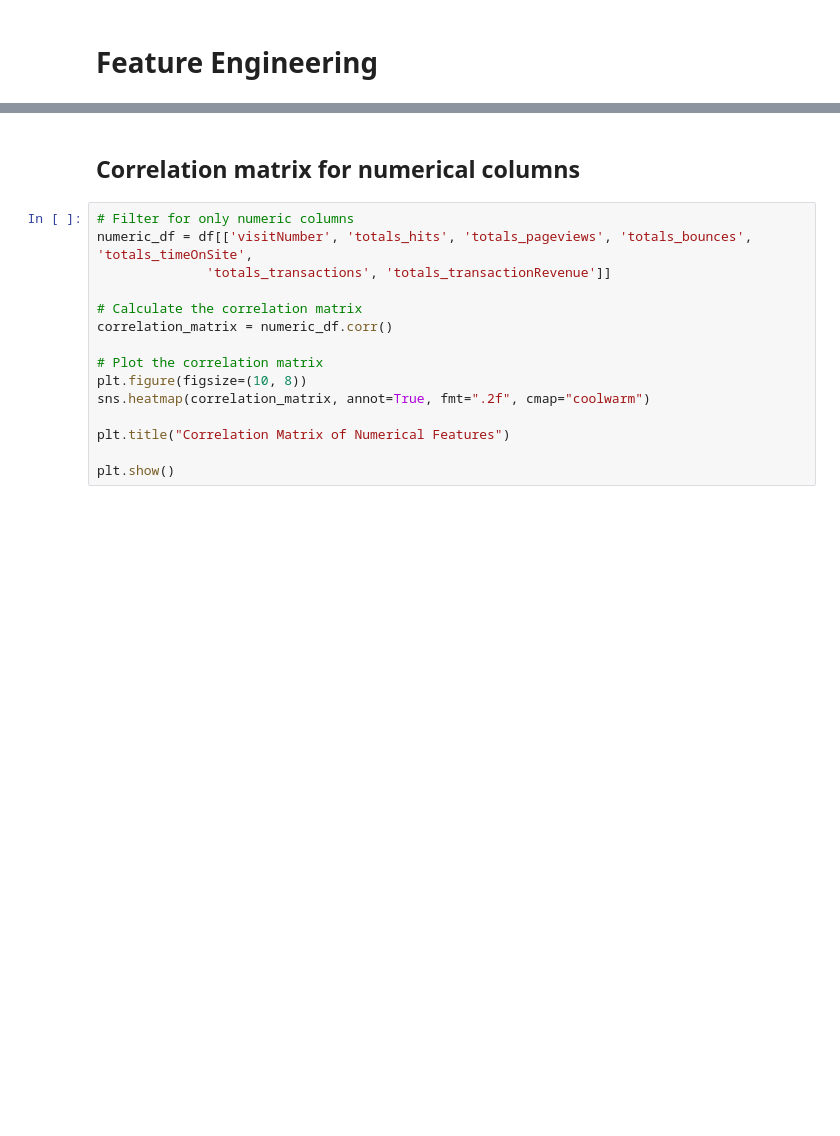
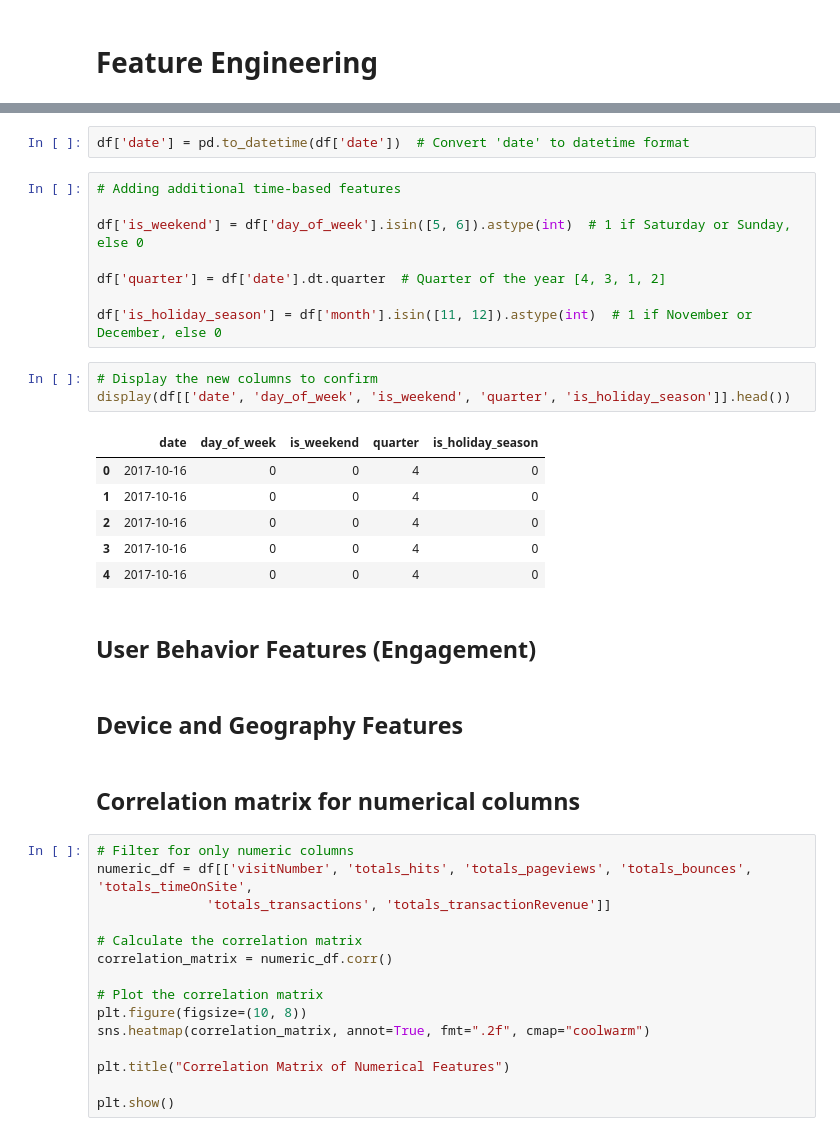
Before and after one commit to PaolaGaray/GA-CustomerRevenuePrediction, a Jupyter notebook: notebooks/feature_engineering.ipynb, the cells around one changed output, grey strips where cells are left out. Saved outputs shown, nothing was run; the diff lists cells and outputs as text; blank space fills up the shorter version.

Commit message:
time-based features added

```diff
--- a/notebooks/feature_engineering.ipynb
+++ b/notebooks/feature_engineering.ipynb
@@ -22,3 +50,27 @@ display(df.head())
+# %%
+df['date'] = pd.to_datetime(df['date'])  # Convert 'date' to datetime format
+# %%
+# Adding additional time-based features
+
+df['is_weekend'] = df['day_of_week'].isin([5, 6]).astype(int)  # 1 if Saturday or Sunday, else 0
+
+df['quarter'] = df['date'].dt.quarter  # Quarter of the year [4, 3, 1, 2]
+
+df['is_holiday_season'] = df['month'].isin([11, 12]).astype(int)  # 1 if November or December, else 0
+# %%
+# Display the new columns to confirm
+display(df[['date', 'day_of_week', 'is_weekend', 'quarter', 'is_holiday_season']].head())
+# %% [output]
+|  | date | day_of_week | is_weekend | quarter | is_holiday_season |
+| 0 | 2017-10-16 | 0 | 0 | 4 | 0 |
+| 1 | 2017-10-16 | 0 | 0 | 4 | 0 |
+| 2 | 2017-10-16 | 0 | 0 | 4 | 0 |
+| 3 | 2017-10-16 | 0 | 0 | 4 | 0 |
+| 4 | 2017-10-16 | 0 | 0 | 4 | 0 |
+# %% [markdown]
+## User Behavior Features (Engagement)
+# %% [markdown]
+## Device and Geography Features
 # %% [markdown]
 ## Correlation matrix for numerical columns
 # %%
```
Also changed, not shown: parts of 3 cells of this notebook.
